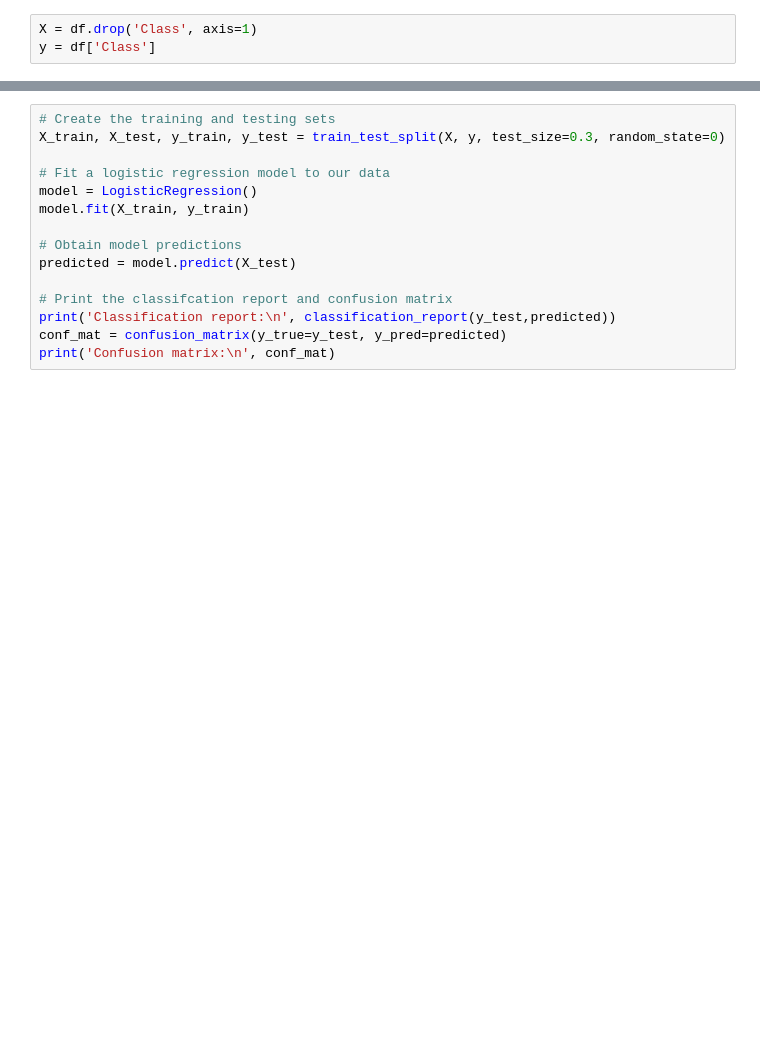
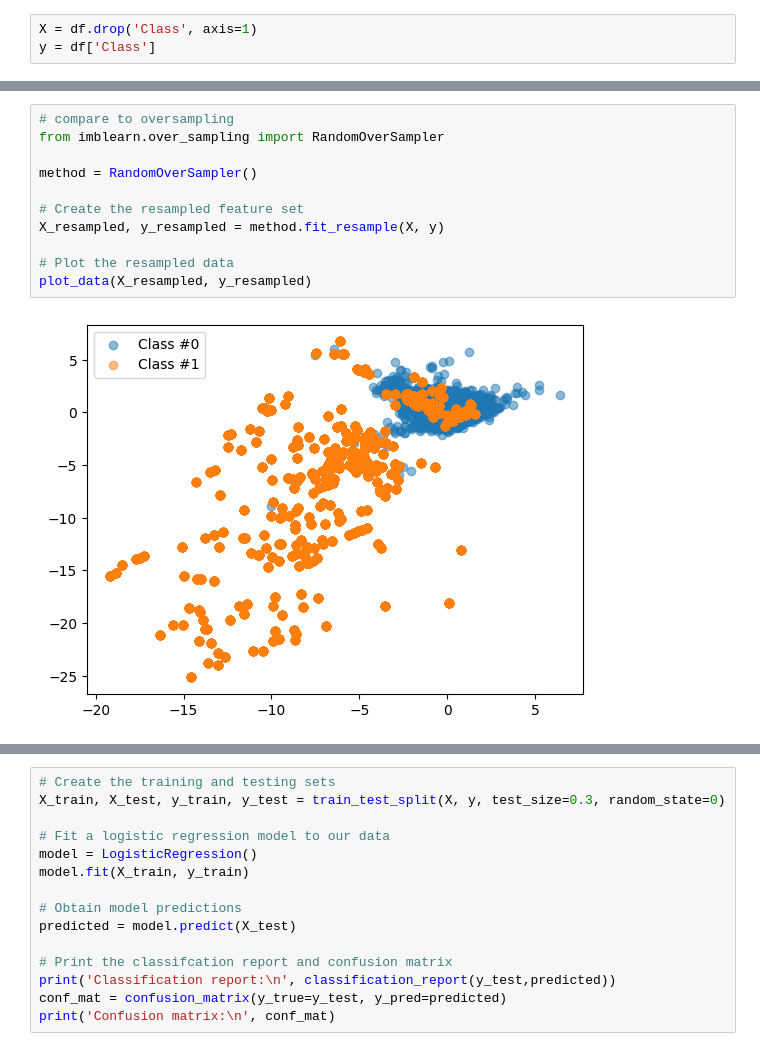
Before and after one commit to mpike93/python_fraud_detection, a Jupyter notebook: 1_class_imbalance.ipynb, the cells around one changed output, grey strips where cells are left out. Cells and saved outputs as stored; diff of their text form; blank space fills up the shorter version.

```diff
--- a/1_class_imbalance.ipynb
+++ b/1_class_imbalance.ipynb
@@ -32,3 +66,16 @@ plot_data(X_resampled, y_resampled)
+# %%
+# compare to oversampling
+from imblearn.over_sampling import RandomOverSampler
+
+method = RandomOverSampler()
+
+# Create the resampled feature set
+X_resampled, y_resampled = method.fit_resample(X, y)
+
+# Plot the resampled data
+plot_data(X_resampled, y_resampled)
+# %% [output]
+[figure, added]
 # %%
 # Get the mean for each group
 df.groupby('Class').mean()
```
Also changed, not shown: parts of 5 cells of this notebook.
